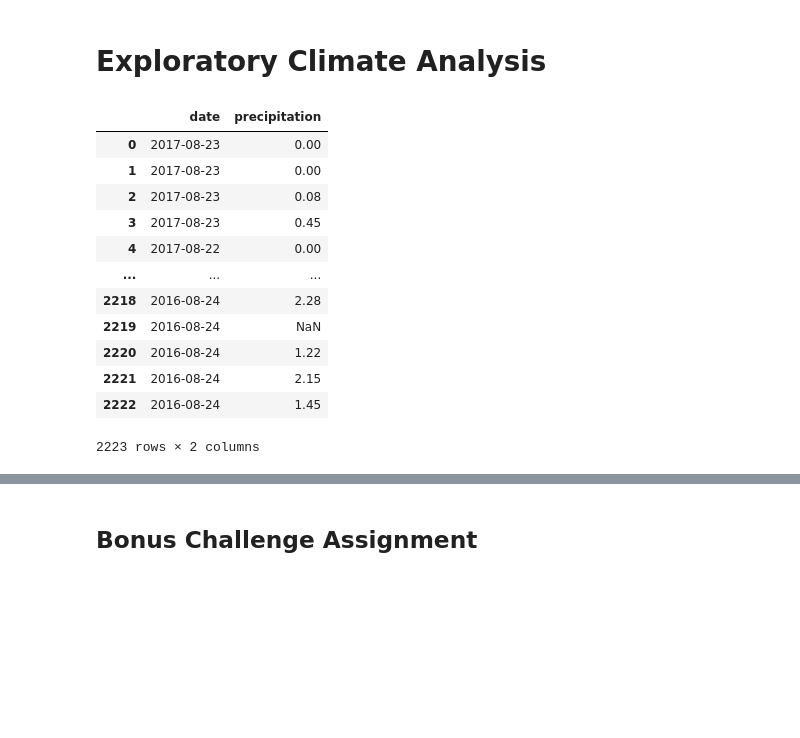
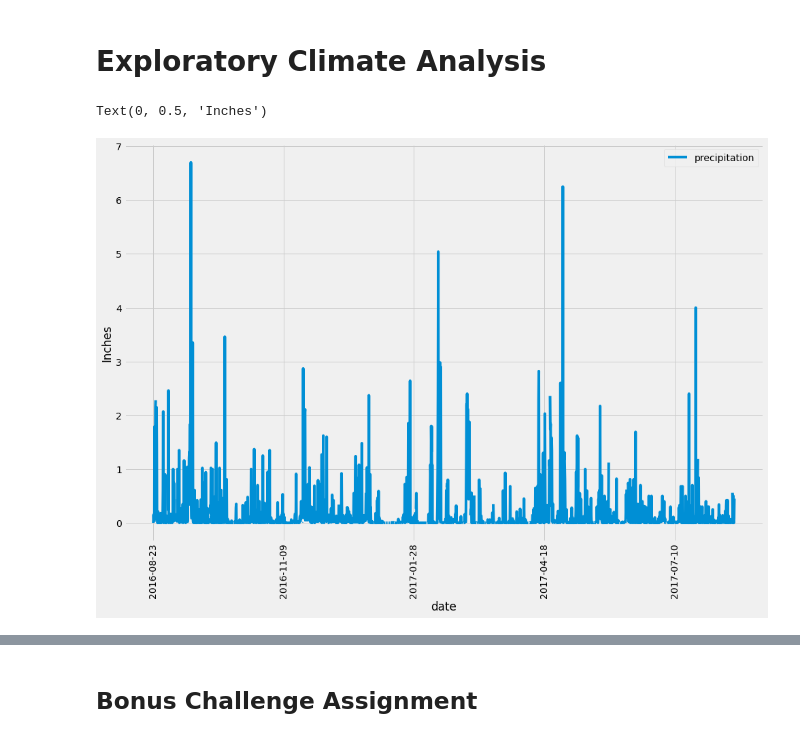
Before and after one commit to Blashford/SQLalchemy-Challenge, a Jupyter notebook: climate_starter.ipynb, the cells around one changed output, grey strips where cells are left out. Saved outputs shown, nothing was run; the diff lists cells and outputs as text; code cells hidden in the pictures; blank space fills up the shorter version.

Commit message:
updated starter, added plot and code to get rest of the data

```diff
--- a/climate_starter.ipynb
+++ b/climate_starter.ipynb
@@ -66,34 +66,21 @@ session = Session(engine)
 # %%
 # Design a query to retrieve the last 12 months of precipitation data and plot the results
 # Calculate the date 1 year ago from the last data point in the database
-response = session.query(Measure.date, Measure.prcp).order_by(Measure.date.desc()).filter(Measure.date > '2016-08-23').all()
+response = session.query(Measure.date, Measure.prcp).order_by(Measure.date).filter(Measure.date >= '2016-08-23').all()
 response
 
-# Perform a query to retrieve the data and precipitation scores
-
-# Save the query results as a Pandas DataFrame and set the index to the date column
 listy = []
 for row in response:
     listy.append(row)
 
 measure_df = pd.DataFrame(listy, columns = ['date', 'precipitation'])
 measure_df
-# Sort the dataframe by date
 
 # Use Pandas Plotting with Matplotlib to plot the data
+measure_df.plot(x = 'date', y = 'precipitation', rot = 90, figsize = (15,10))
+plt.ylabel('Inches')
 # %% [output]
-|  | date | precipitation |
-| 0 | 2017-08-23 | 0.00 |
-| 1 | 2017-08-23 | 0.00 |
-| 2 | 2017-08-23 | 0.08 |
-| 3 | 2017-08-23 | 0.45 |
-| 4 | 2017-08-22 | 0.00 |
-| ... | ... | ... |
-| 2218 | 2016-08-24 | 2.28 |
-| 2219 | 2016-08-24 | NaN |
-| 2220 | 2016-08-24 | 1.22 |
-| 2221 | 2016-08-24 | 2.15 |
-| 2222 | 2016-08-24 | 1.45 |
-2223 rows × 2 columns
+Text(0, 0.5, 'Inches')
+[figure, added]
 # %%
 # Use Pandas to calcualte the summary statistics for the precipitation data
```
Also changed, not shown: parts of 6 cells of this notebook.
